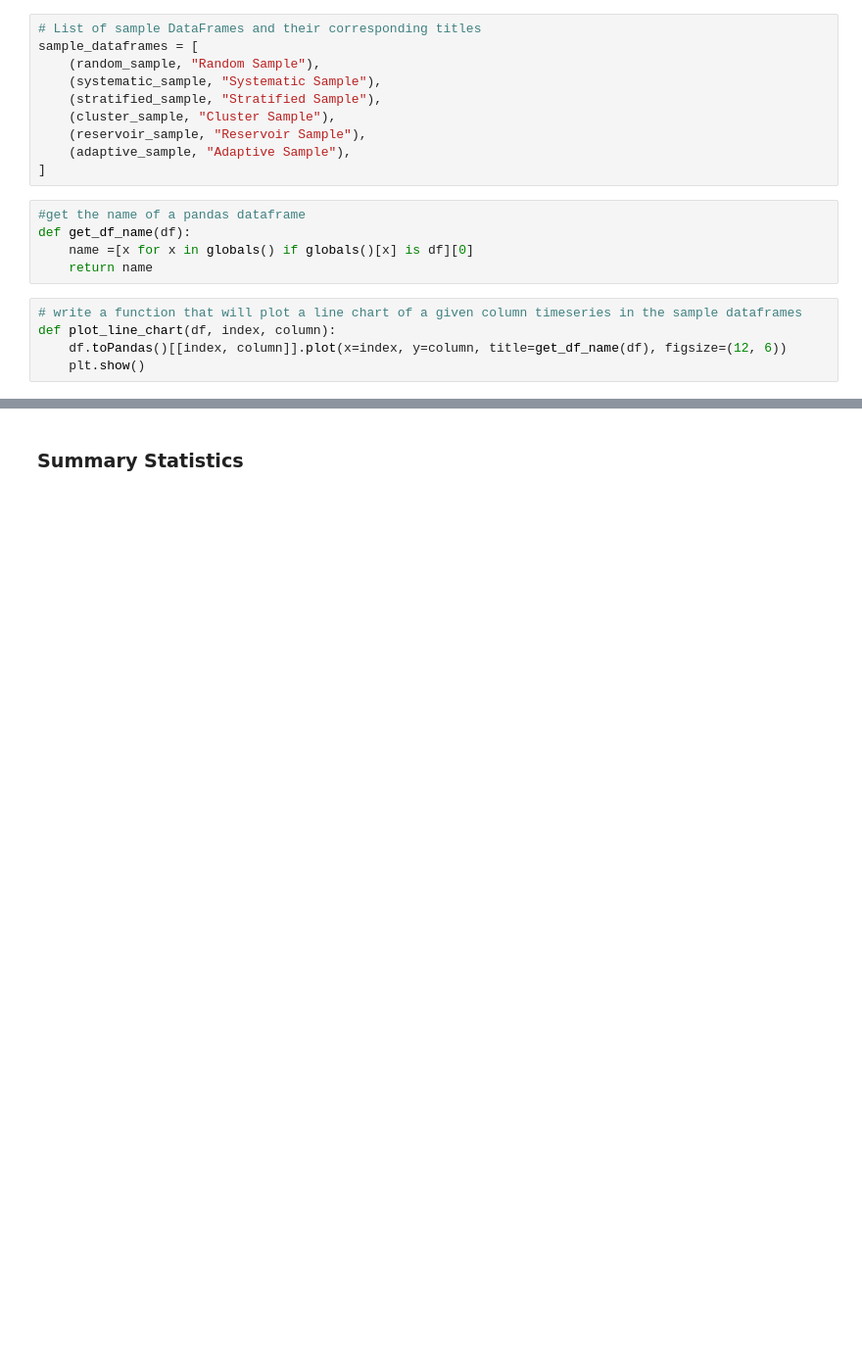
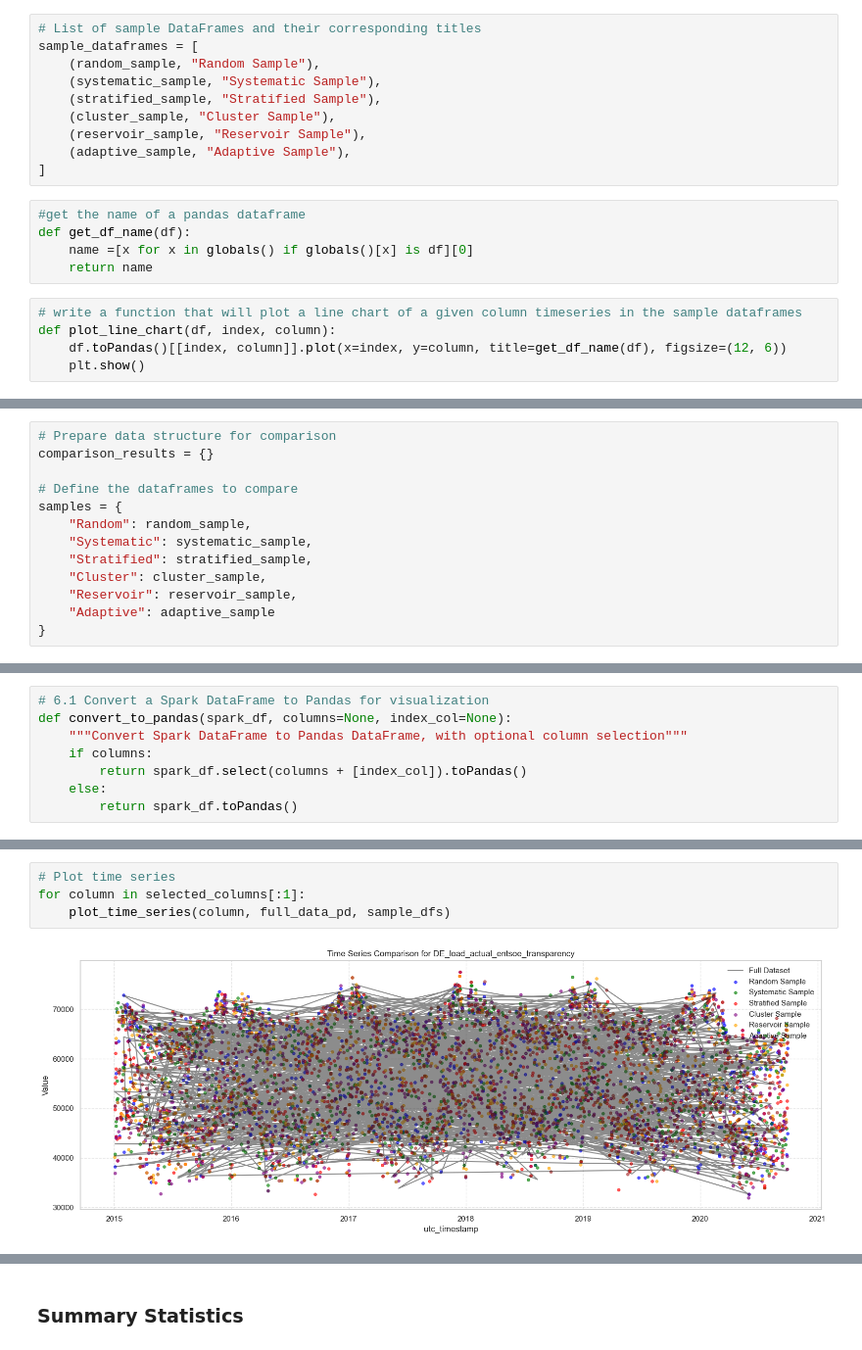
Before and after one commit to sliaros/pyspark_jupyter_energy_analysis, a Jupyter notebook: pyspark_energy_analysis.ipynb, the cells around one changed output, grey strips where cells are left out. Shown at 98% size. Drawn from its saved outputs; the diff is of its cells as text; blank space fills up the shorter version.

```diff
--- a/pyspark_energy_analysis.ipynb
+++ b/pyspark_energy_analysis.ipynb
@@ -784,0 +854,13 @@ for _df, _title in sample_dataframes:
+# %%
+# Prepare data structure for comparison
+comparison_results = {}
+
+# Define the dataframes to compare
+samples = {
+    "Random": random_sample,
+    "Systematic": systematic_sample,
+    "Stratified": stratified_sample,
+    "Cluster": cluster_sample,
+    "Reservoir": reservoir_sample,
+    "Adaptive": adaptive_sample
+}
@@ -784,0 +941,8 @@ for _df, _title in sample_dataframes:
+# %%
+# 6.1 Convert a Spark DataFrame to Pandas for visualization
+def convert_to_pandas(spark_df, columns=None, index_col=None):
+    """Convert Spark DataFrame to Pandas DataFrame, with optional column selection"""
+    if columns:
+        return spark_df.select(columns + [index_col]).toPandas()
+    else:
+        return spark_df.toPandas()
@@ -784,0 +1071,6 @@ for _df, _title in sample_dataframes:
+# %%
+# Plot time series
+for column in selected_columns[:1]:
+    plot_time_series(column, full_data_pd, sample_dfs)
+# %% [output]
+[figure, added]
```
Also changed, not shown: parts of 43 cells of this notebook.
